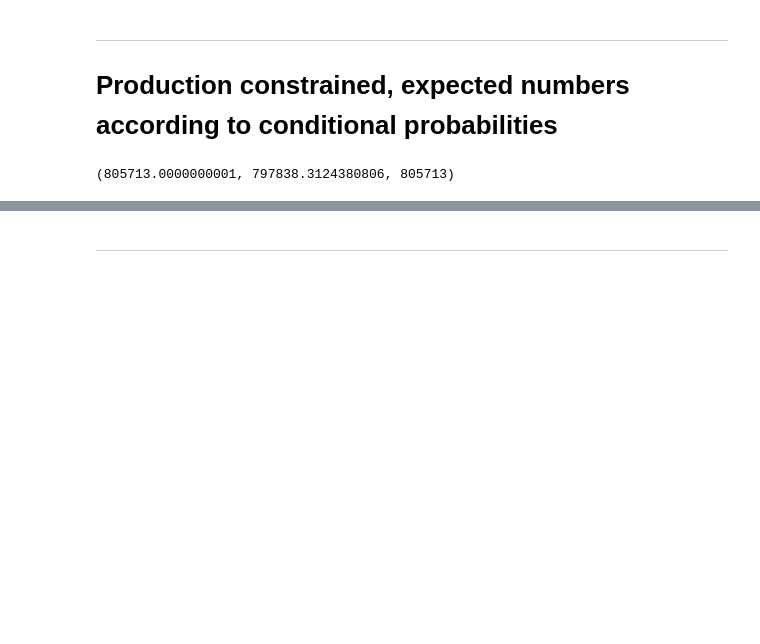
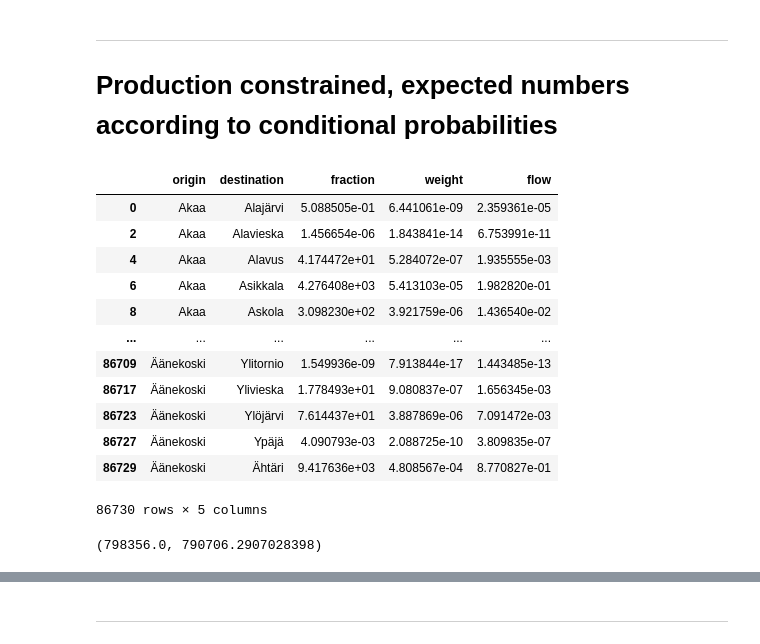
Before and after one commit to SaraHeydari/dynamic-mobility, a Jupyter notebook: gravity_models.ipynb, the cells around one changed output, grey strips where cells are left out. Drawn from its saved outputs; the diff is of its cells as text; code cells hidden in the pictures; blank space fills up the shorter version.

```diff
--- a/gravity_models.ipynb
+++ b/gravity_models.ipynb
@@ -191,9 +213,25 @@ df_od['destination'] = df_od['destination'].map(dict_tile_name)
+# %%
+df_od
+# %% [output]
+|  | origin | destination | fraction | weight | flow |
+| 0 | Akaa | Alajärvi | 5.088505e-01 | 6.441061e-09 | 2.359361e-05 |
+| 2 | Akaa | Alavieska | 1.456654e-06 | 1.843841e-14 | 6.753991e-11 |
+| 4 | Akaa | Alavus | 4.174472e+01 | 5.284072e-07 | 1.935555e-03 |
+| 6 | Akaa | Asikkala | 4.276408e+03 | 5.413103e-05 | 1.982820e-01 |
+| 8 | Akaa | Askola | 3.098230e+02 | 3.921759e-06 | 1.436540e-02 |
+| ... | ... | ... | ... | ... | ... |
+| 86709 | Äänekoski | Ylitornio | 1.549936e-09 | 7.913844e-17 | 1.443485e-13 |
+| 86717 | Äänekoski | Ylivieska | 1.778493e+01 | 9.080837e-07 | 1.656345e-03 |
+| 86723 | Äänekoski | Ylöjärvi | 7.614437e+01 | 3.887869e-06 | 7.091472e-03 |
+| 86727 | Äänekoski | Ypäjä | 4.090793e-03 | 2.088725e-10 | 3.809835e-07 |
+| 86729 | Äänekoski | Ähtäri | 9.417636e+03 | 4.808567e-04 | 8.770827e-01 |
+86730 rows × 5 columns
 # %%
 df_od['filtered_flow'] = df_od.flow.apply(lambda z: z if z >= 5 else 0)
 # %%
-df_od['flow'].sum(), df_od['filtered_flow'].sum(), tessellation['out_degree'].sum()
+df_od['flow'].sum(), df_od['filtered_flow'].sum()
 # %% [output]
-(805713.0000000001, 797838.3124380806, 805713)
+(798356.0, 790706.2907028398)
 # %%
 df_od.head(20)
 # %% [output]
```
Also changed, not shown: parts of 18 cells of this notebook.
